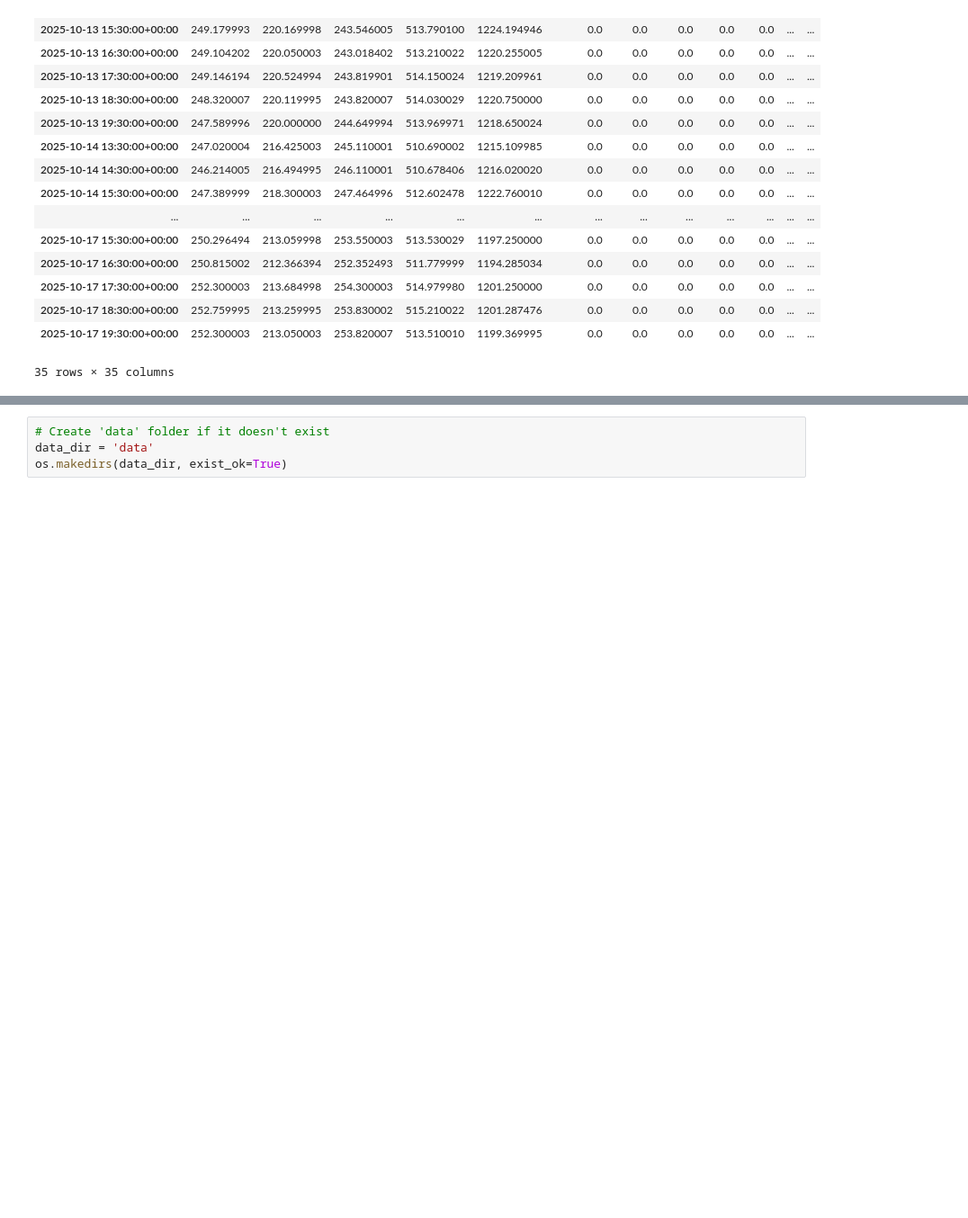
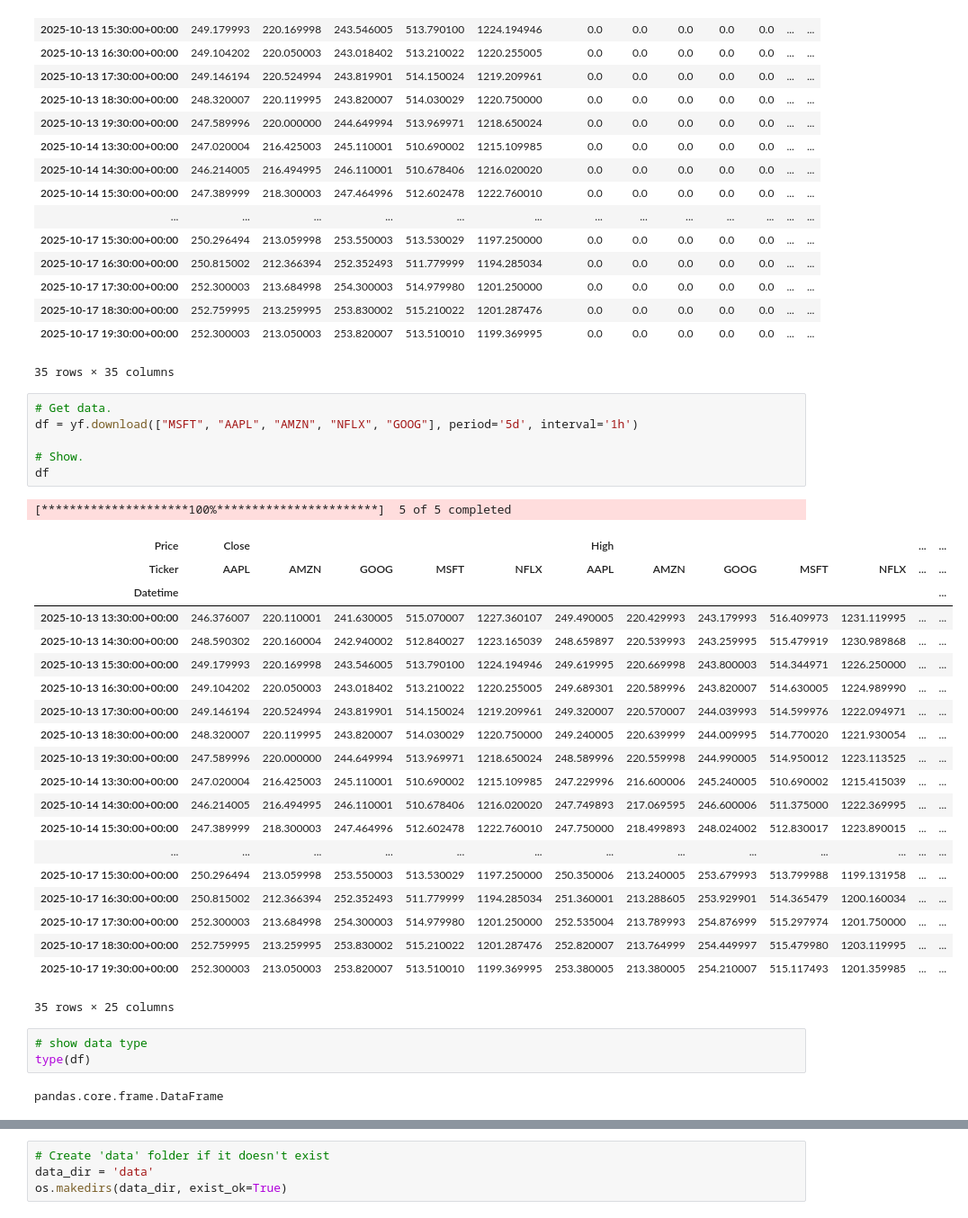
Before and after one commit to fin81985/computer-infrastructure, a Jupyter notebook: problems.ipynb, the cells around one changed output, grey strips where cells are left out. Shown: that part at 90% size. Drawn from its saved outputs; the diff is of its cells as text; blank space fills up the shorter version.

```diff
--- a/problems.ipynb
+++ b/problems.ipynb
@@ -45,3 +45,36 @@ get_data.history(period="5d", interval="1h")
 | 2025-10-17 18:30:00+00:00 | 252.759995 | 213.259995 | 253.830002 | 515.210022 | 1201.287476 | 0.0 | 0.0 | 0.0 | 0.0 | 0.0 | ... | ... |
 | 2025-10-17 19:30:00+00:00 | 252.300003 | 213.050003 | 253.820007 | 513.510010 | 1199.369995 | 0.0 | 0.0 | 0.0 | 0.0 | 0.0 | ... | ... |
 35 rows × 35 columns
+# %%
+# Get data.
+df = yf.download(["MSFT", "AAPL", "AMZN", "NFLX", "GOOG"], period='5d', interval='1h')
+
+# Show.
+df
+# %% [output]
+[*********************100%***********************]  5 of 5 completed
+| Price | Close |  |  |  |  | High |  |  |  |  | ... | ... |
+| Ticker | AAPL | AMZN | GOOG | MSFT | NFLX | AAPL | AMZN | GOOG | MSFT | NFLX | ... | ... |
+| Datetime |  |  |  |  |  |  |  |  |  |  |  | ... |
+| 2025-10-13 13:30:00+00:00 | 246.376007 | 220.110001 | 241.630005 | 515.070007 | 1227.360107 | 249.490005 | 220.429993 | 243.179993 | 516.409973 | 1231.119995 | ... | ... |
+| 2025-10-13 14:30:00+00:00 | 248.590302 | 220.160004 | 242.940002 | 512.840027 | 1223.165039 | 248.659897 | 220.539993 | 243.259995 | 515.479919 | 1230.989868 | ... | ... |
+| 2025-10-13 15:30:00+00:00 | 249.179993 | 220.169998 | 243.546005 | 513.790100 | 1224.194946 | 249.619995 | 220.669998 | 243.800003 | 514.344971 | 1226.250000 | ... | ... |
+| 2025-10-13 16:30:00+00:00 | 249.104202 | 220.050003 | 243.018402 | 513.210022 | 1220.255005 | 249.689301 | 220.589996 | 243.820007 | 514.630005 | 1224.989990 | ... | ... |
+| 2025-10-13 17:30:00+00:00 | 249.146194 | 220.524994 | 243.819901 | 514.150024 | 1219.209961 | 249.320007 | 220.570007 | 244.039993 | 514.599976 | 1222.094971 | ... | ... |
+| 2025-10-13 18:30:00+00:00 | 248.320007 | 220.119995 | 243.820007 | 514.030029 | 1220.750000 | 249.240005 | 220.639999 | 244.009995 | 514.770020 | 1221.930054 | ... | ... |
+| 2025-10-13 19:30:00+00:00 | 247.589996 | 220.000000 | 244.649994 | 513.969971 | 1218.650024 | 248.589996 | 220.559998 | 244.990005 | 514.950012 | 1223.113525 | ... | ... |
+| 2025-10-14 13:30:00+00:00 | 247.020004 | 216.425003 | 245.110001 | 510.690002 | 1215.109985 | 247.229996 | 216.600006 | 245.240005 | 510.690002 | 1215.415039 | ... | ... |
+| 2025-10-14 14:30:00+00:00 | 246.214005 | 216.494995 | 246.110001 | 510.678406 | 1216.020020 | 247.749893 | 217.069595 | 246.600006 | 511.375000 | 1222.369995 | ... | ... |
+| 2025-10-14 15:30:00+00:00 | 247.389999 | 218.300003 | 247.464996 | 512.602478 | 1222.760010 | 247.750000 | 218.499893 | 248.024002 | 512.830017 | 1223.890015 | ... | ... |
+| ... | ... | ... | ... | ... | ... | ... | ... | ... | ... | ... | ... | ... |
+| 2025-10-17 15:30:00+00:00 | 250.296494 | 213.059998 | 253.550003 | 513.530029 | 1197.250000 | 250.350006 | 213.240005 | 253.679993 | 513.799988 | 1199.131958 | ... | ... |
+| 2025-10-17 16:30:00+00:00 | 250.815002 | 212.366394 | 252.352493 | 511.779999 | 1194.285034 | 251.360001 | 213.288605 | 253.929901 | 514.365479 | 1200.160034 | ... | ... |
+| 2025-10-17 17:30:00+00:00 | 252.300003 | 213.684998 | 254.300003 | 514.979980 | 1201.250000 | 252.535004 | 213.789993 | 254.876999 | 515.297974 | 1201.750000 | ... | ... |
+| 2025-10-17 18:30:00+00:00 | 252.759995 | 213.259995 | 253.830002 | 515.210022 | 1201.287476 | 252.820007 | 213.764999 | 254.449997 | 515.479980 | 1203.119995 | ... | ... |
+| 2025-10-17 19:30:00+00:00 | 252.300003 | 213.050003 | 253.820007 | 513.510010 | 1199.369995 | 253.380005 | 213.380005 | 254.210007 | 515.117493 | 1201.359985 | ... | ... |
+35 rows × 25 columns
+# %%
+# show data type
+type(df)
+# %% [output]
+pandas.core.frame.DataFrame
```
Also changed, not shown: parts of 4 cells of this notebook.
